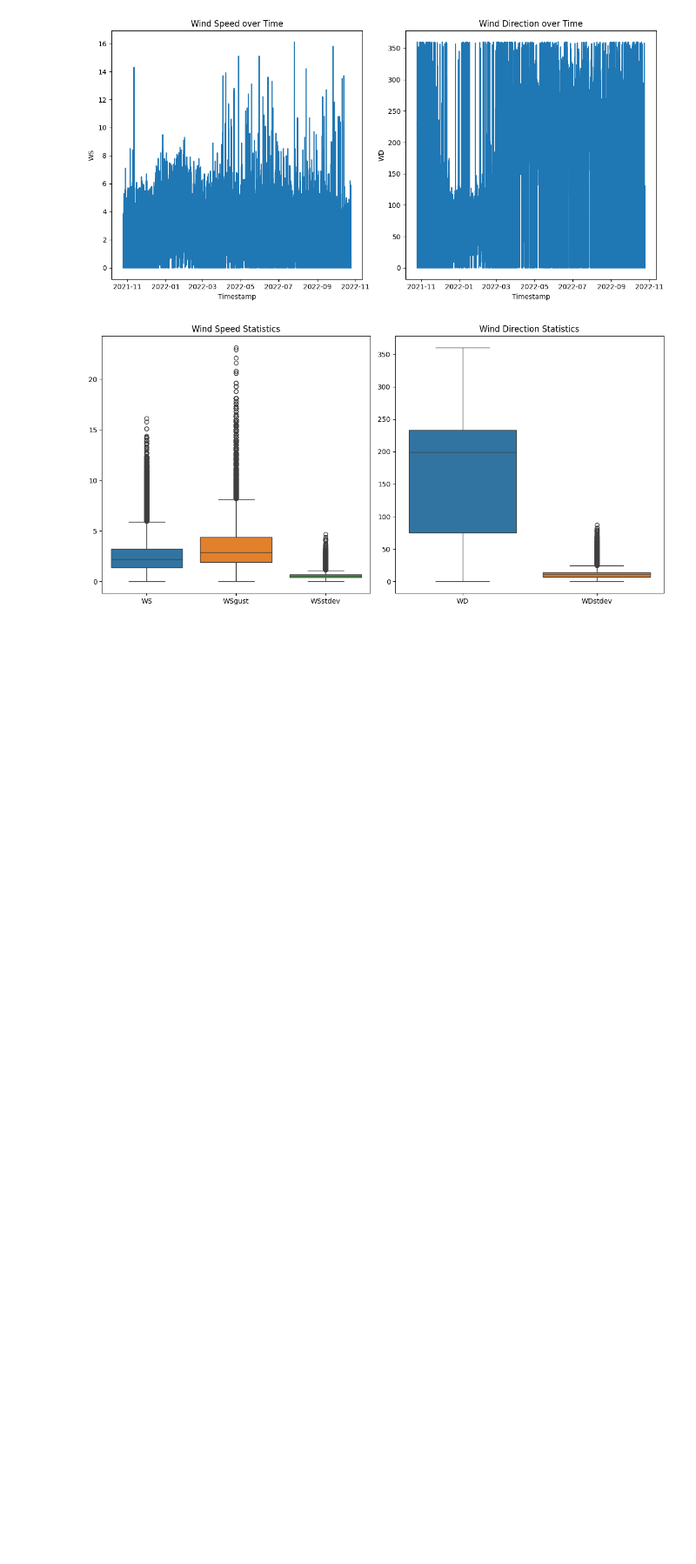
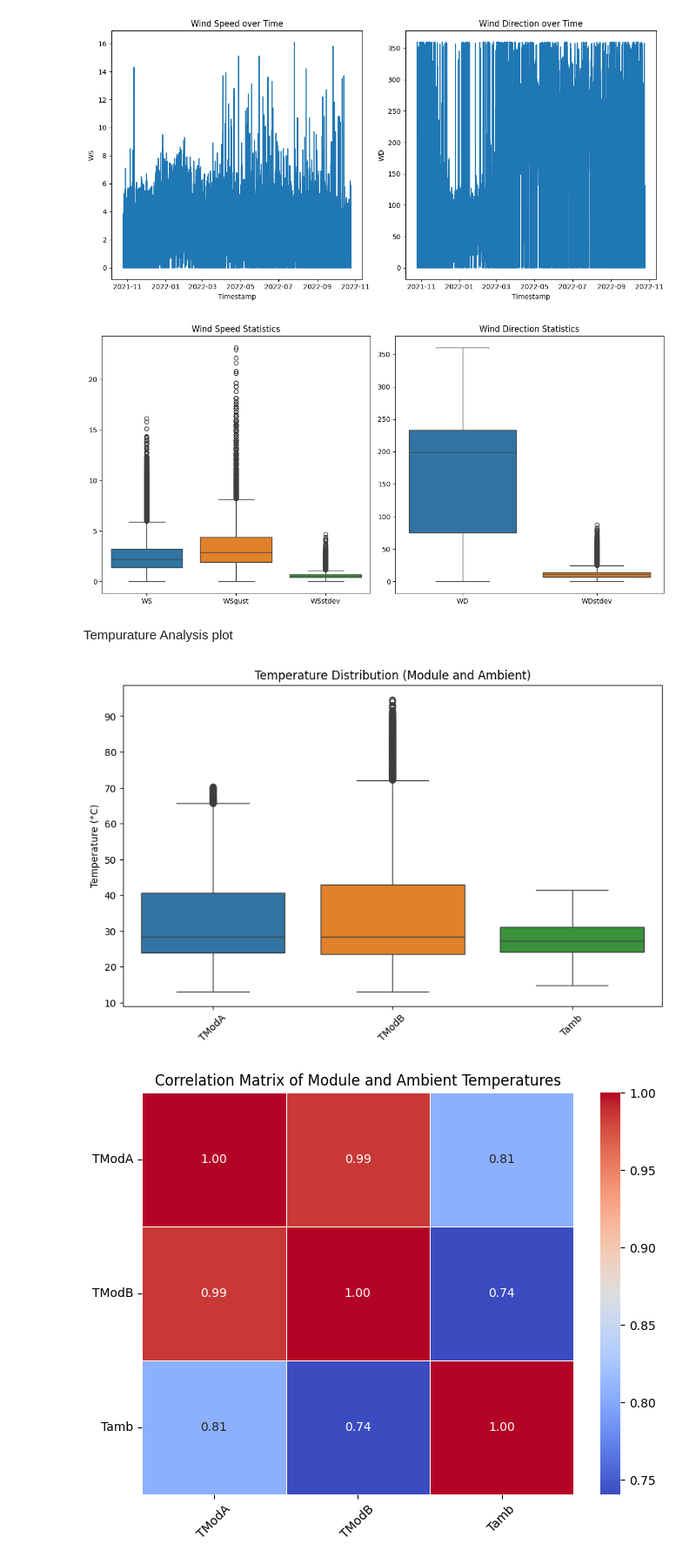
Before and after one commit to fro-su/MoonLight-Energy-Solutions, a Jupyter notebook: notebokes/togo.ipynb, the cells around one changed output. Shown at 87% size. Saved outputs shown, nothing was run; the diff lists cells and outputs as text; code cells hidden in the pictures; blank space fills up the shorter version.

Commit message:
Tempurature Analysis plot

```diff
--- a/notebokes/togo.ipynb
+++ b/notebokes/togo.ipynb
@@ -434,3 +434,27 @@ plt.show()
 # %% [output]
 [figure]
 [figure]
+# %% [markdown]
+Tempurature Analysis plot
+# %%
+temperature_columns = ['TModA', 'TModB', 'Tamb']
+dataset_temperatures = togo_df[temperature_columns]
+
+
+plt.figure(figsize=(10, 6))
+sns.boxplot(data=dataset_temperatures, orient='v')
+plt.title('Temperature Distribution (Module and Ambient)')
+plt.ylabel('Temperature (°C)')
+plt.xticks(rotation=45)
+plt.show()
+
+
+plt.figure(figsize=(8, 6))
+sns.heatmap(dataset_temperatures.corr(), annot=True, cmap='coolwarm', fmt=".2f", linewidths=0.5)
+plt.title('Correlation Matrix of Module and Ambient Temperatures')
+plt.xticks(rotation=45)
+plt.yticks(rotation=0)
+plt.show()
+# %% [output]
+[figure, added]
+[figure, added]
```
